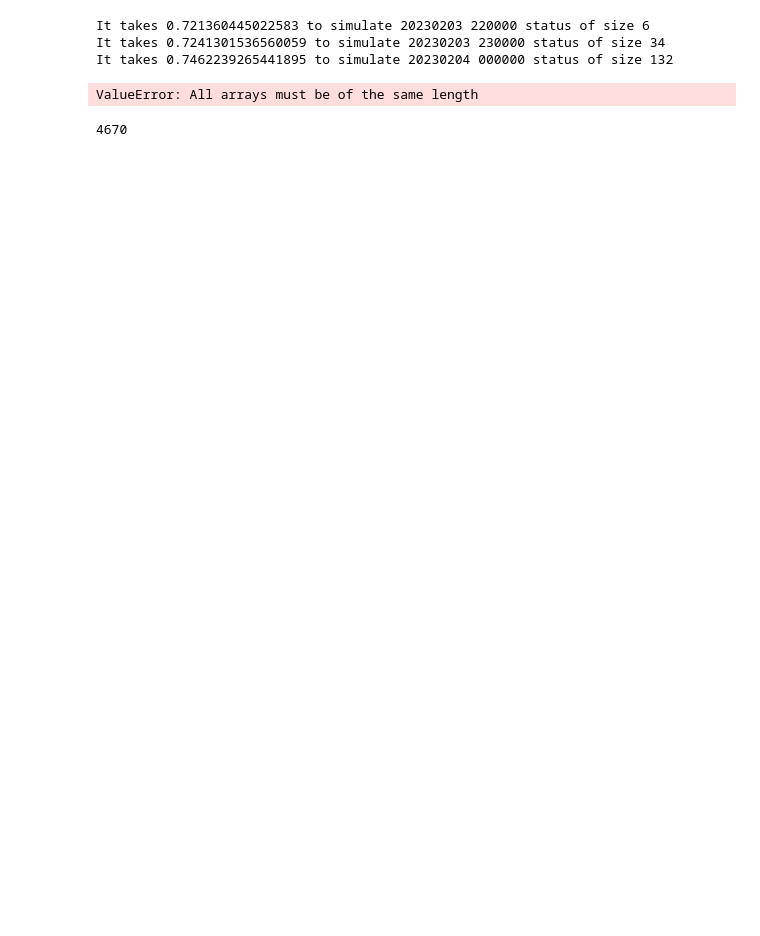
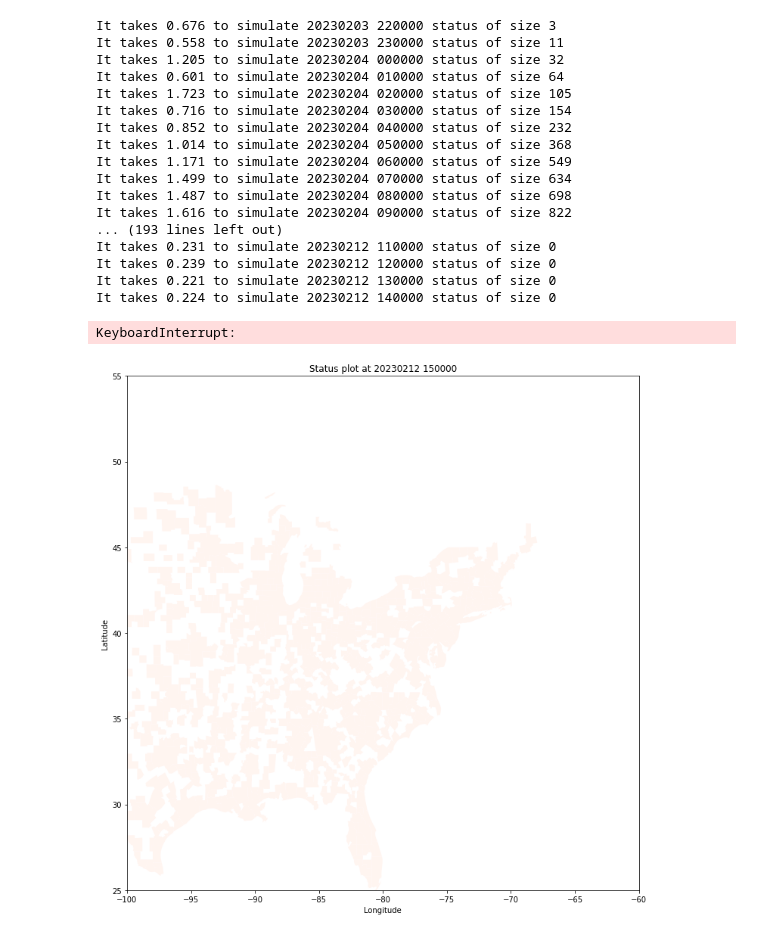
Before and after one commit to allmemes/study-of-media-and-diaster, a Jupyter notebook: code/Simulation.ipynb, the cells around one changed output. Cells and saved outputs as stored; diff of their text form; code cells hidden in the pictures; blank space fills up the shorter version.

```diff
--- a/code/Simulation.ipynb
+++ b/code/Simulation.ipynb
@@ -21,30 +22,40 @@ source = -80.52, 40.84
 start_time = dt.datetime(2023, 2, 3, 21)
 end_time = dt.datetime(2023, 2, 6, 0)
 iteration_interval = dt.timedelta(hours=1)
-simulator_interval = dt.timedelta(seconds=600)
+simulator_interval = dt.timedelta(seconds=1200)
 ge = GoogleEarth()
 simulator = Simulator(start_time, end_time, source, iteration_interval, simulator_interval, ge, 1)
 # %%
-import time
-
+simulator = Simulator(start_time, end_time, source, iteration_interval, simulator_interval, ge, 1)
 for _ in range(24 * 20):
     t = time.time()
     simulator.step()
 
     status_time = simulator.time
     status = simulator.get_status()
-    fig = simulator.plot_status(status, df_shp, status_time)
+    df_status = simulator.plot_status(status, df_shp, status_time)
     status_time = status_time.strftime("%Y%m%d %H%M%S")
     plt.savefig(f"../simulation/{status_time}.png")
     status.to_csv(f"../simulation/{status_time}.csv")
     plt.close()
-    print(f"It takes {time.time() - t} to simulate {status_time} status of size {len(simulator.status)}")
+    print(f"It takes {round(time.time() - t, 3)} to simulate {status_time} status of size {len(simulator.status)}")
 # %% [output]
-It takes 0.721360445022583 to simulate 20230203 220000 status of size 6
-It takes 0.7241301536560059 to simulate 20230203 230000 status of size 34
-It takes 0.7462239265441895 to simulate 20230204 000000 status of size 132
+It takes 0.676 to simulate 20230203 220000 status of size 3
+It takes 0.558 to simulate 20230203 230000 status of size 11
+It takes 1.205 to simulate 20230204 000000 status of size 32
+It takes 0.601 to simulate 20230204 010000 status of size 64
+It takes 1.723 to simulate 20230204 020000 status of size 105
+It takes 0.716 to simulate 20230204 030000 status of size 154
+It takes 0.852 to simulate 20230204 040000 status of size 232
+It takes 1.014 to simulate 20230204 050000 status of size 368
+It takes 1.171 to simulate 20230204 060000 status of size 549
+It takes 1.499 to simulate 20230204 070000 status of size 634
+It takes 1.487 to simulate 20230204 080000 status of size 698
+It takes 1.616 to simulate 20230204 090000 status of size 822
+... (193 lines left out)
+It takes 0.231 to simulate 20230212 110000 status of size 0
+It takes 0.239 to simulate 20230212 120000 status of size 0
+It takes 0.221 to simulate 20230212 130000 status of size 0
+It takes 0.224 to simulate 20230212 140000 status of size 0
-ValueError: All arrays must be of the same length
+KeyboardInterrupt:
+[figure, added]
-# %%
-len(simulator.status)
-# %% [output]
-4670
```
Also changed, not shown: parts of 1 cell of this notebook, 2 other files.
